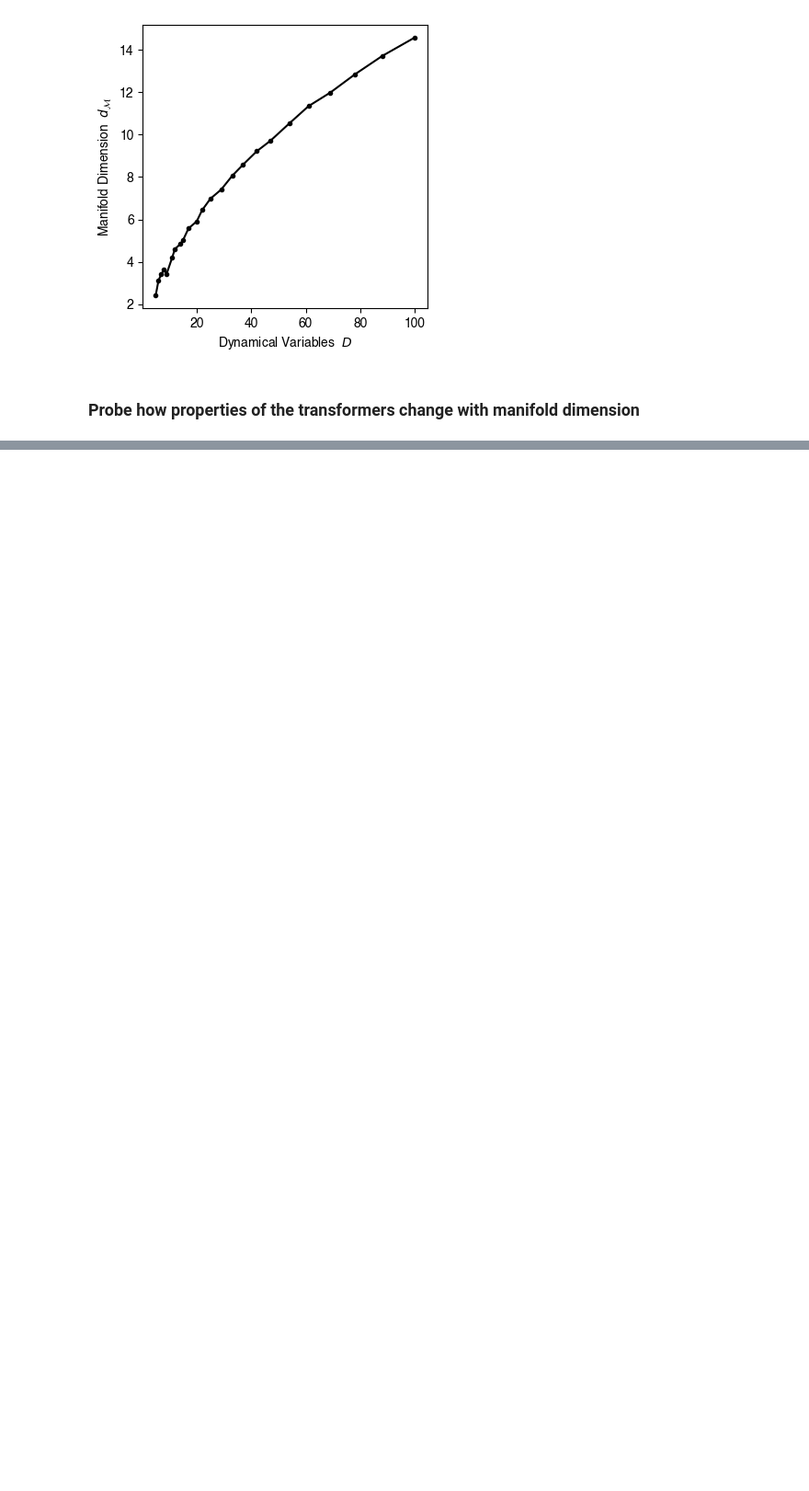
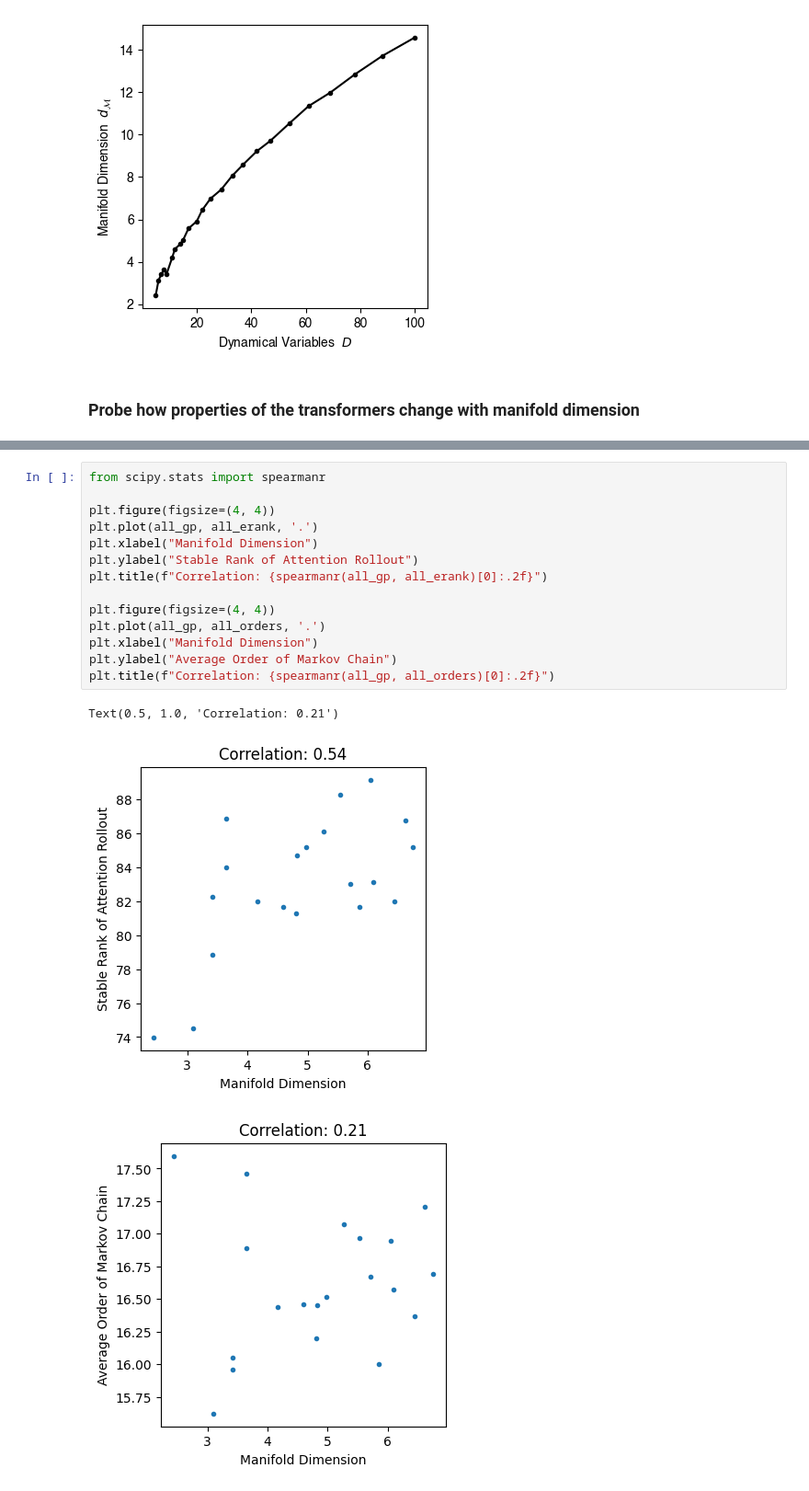
Before and after one commit to williamgilpin/icicl, a Jupyter notebook: analyze_embedding_dimension.ipynb, the cells around one changed output, grey strips where cells are left out. Shown at 92% size. Saved outputs shown, nothing was run; the diff lists cells and outputs as text; blank space fills up the shorter version.

```diff
--- a/analyze_embedding_dimension.ipynb
+++ b/analyze_embedding_dimension.ipynb
@@ -263,0 +330,18 @@ all_traj.shape
+# %%
+from scipy.stats import spearmanr
+
+plt.figure(figsize=(4, 4))
+plt.plot(all_gp, all_erank, '.')
+plt.xlabel("Manifold Dimension")
+plt.ylabel("Stable Rank of Attention Rollout")
+plt.title(f"Correlation: {spearmanr(all_gp, all_erank)[0]:.2f}")
+
+plt.figure(figsize=(4, 4))
+plt.plot(all_gp, all_orders, '.')
+plt.xlabel("Manifold Dimension")
+plt.ylabel("Average Order of Markov Chain")
+plt.title(f"Correlation: {spearmanr(all_gp, all_orders)[0]:.2f}")
+# %% [output]
+Text(0.5, 1.0, 'Correlation: 0.21')
+[figure, added]
+[figure, added]
```
Also changed, not shown: parts of 6 cells of this notebook, 15 other files.
